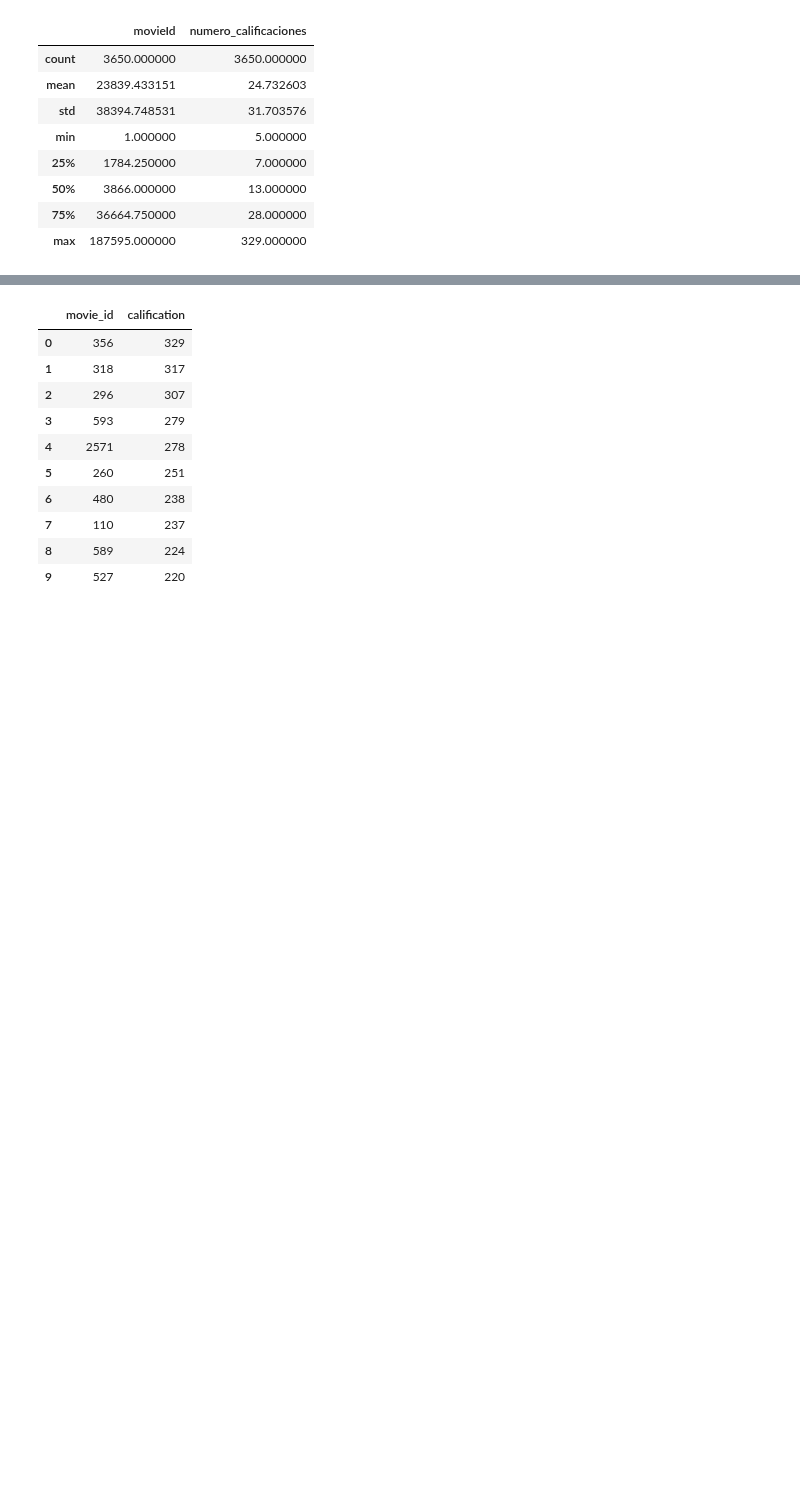
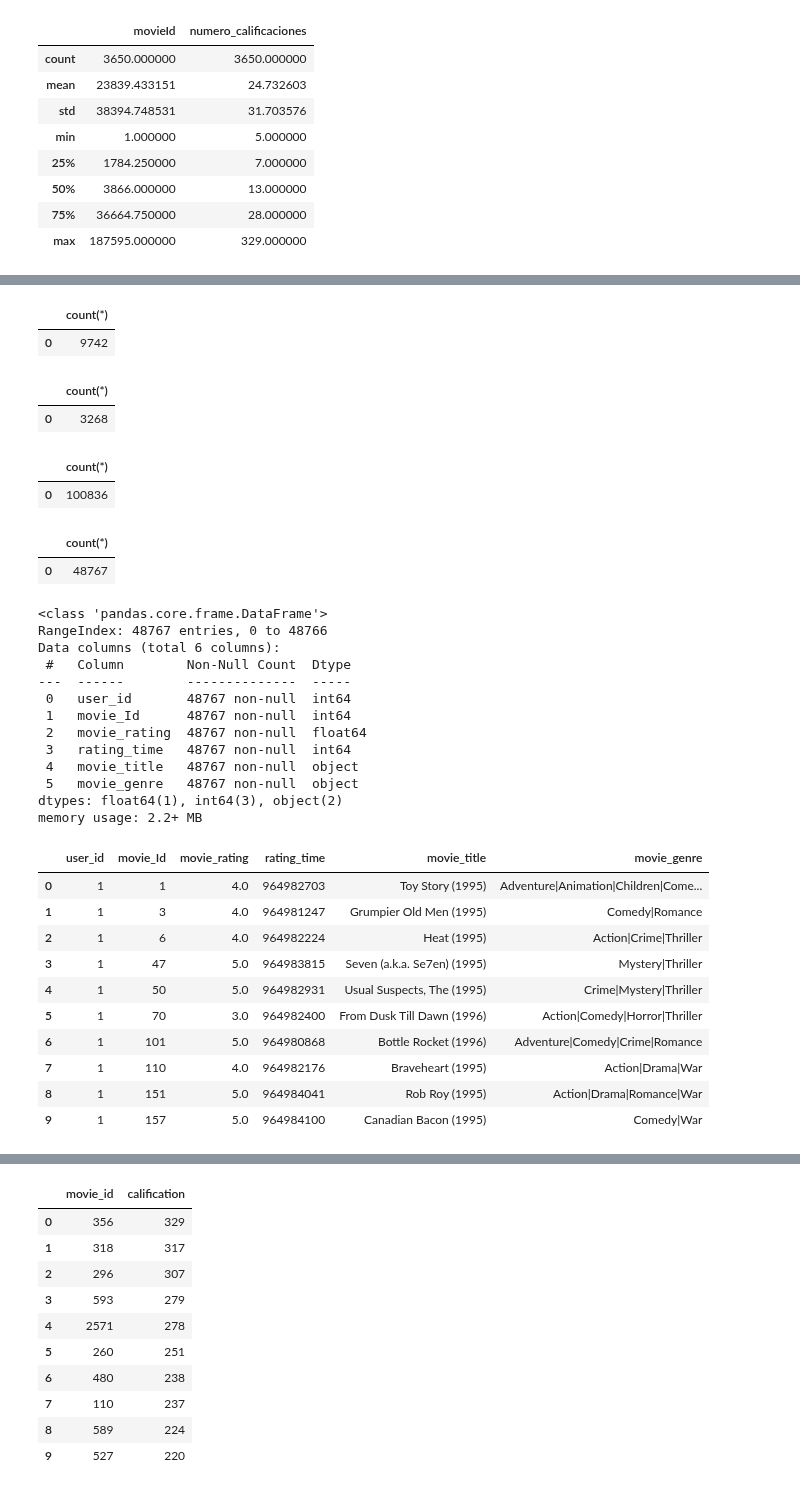
Before and after one commit to DanielMerkdo/ensayo, a Jupyter notebook: b_exploracion_limpieza.ipynb, the cells around one changed output, grey strips where cells are left out. Saved outputs shown, nothing was run; the diff lists cells and outputs as text; code cells hidden in the pictures; blank space fills up the shorter version.

```diff
--- a/b_exploracion_limpieza.ipynb
+++ b/b_exploracion_limpieza.ipynb
@@ -555,0 +601,58 @@ NameError: name 'funciones' is not defined
+# %%
+####movies - registros tabla inicial
+
+pd.read_sql('select count(*) from movies', conex)
+# %% [output]
+|  | count(*) |
+| 0 | 9742 |
+# %%
+pd.read_sql('select count(*) from movies_final', conex)
+# registros tabla filtrada
+# %% [output]
+|  | count(*) |
+| 0 | 3268 |
+# %%
+##ratings - registro tabla inicial
+pd.read_sql('select count(*) from ratings', conex)
+# %% [output]
+|  | count(*) |
+| 0 | 100836 |
+# %%
+pd.read_sql('select count(*) from ratings_final', conex)
+#registros tabla filtrada
+# %% [output]
+|  | count(*) |
+| 0 | 48767 |
+# %%
+## verificacion tabla final ###
+pd.read_sql('select count(*) from full_ratings', conex)
+
+ratings=pd.read_sql('select * from full_ratings',conex)
+ratings.duplicated().sum() ## al cruzar tablas a veces se duplican registros
+ratings.info()
+ratings.head(10)
+# %% [output]
+<class 'pandas.core.frame.DataFrame'>
+RangeIndex: 48767 entries, 0 to 48766
+Data columns (total 6 columns):
+ #   Column        Non-Null Count  Dtype
+---  ------        --------------  -----
+ 0   user_id       48767 non-null  int64
+ 1   movie_Id      48767 non-null  int64
+ 2   movie_rating  48767 non-null  float64
+ 3   rating_time   48767 non-null  int64
+ 4   movie_title   48767 non-null  object
+ 5   movie_genre   48767 non-null  object
+dtypes: float64(1), int64(3), object(2)
+memory usage: 2.2+ MB
+|  | user_id | movie_Id | movie_rating | rating_time | movie_title | movie_genre |
+| 0 | 1 | 1 | 4.0 | 964982703 | Toy Story (1995) | Adventure|Animation|Children|Come... |
+| 1 | 1 | 3 | 4.0 | 964981247 | Grumpier Old Men (1995) | Comedy|Romance |
+| 2 | 1 | 6 | 4.0 | 964982224 | Heat (1995) | Action|Crime|Thriller |
+| 3 | 1 | 47 | 5.0 | 964983815 | Seven (a.k.a. Se7en) (1995) | Mystery|Thriller |
+| 4 | 1 | 50 | 5.0 | 964982931 | Usual Suspects, The (1995) | Crime|Mystery|Thriller |
+| 5 | 1 | 70 | 3.0 | 964982400 | From Dusk Till Dawn (1996) | Action|Comedy|Horror|Thriller |
+| 6 | 1 | 101 | 5.0 | 964980868 | Bottle Rocket (1996) | Adventure|Comedy|Crime|Romance |
+| 7 | 1 | 110 | 4.0 | 964982176 | Braveheart (1995) | Action|Drama|War |
+| 8 | 1 | 151 | 5.0 | 964984041 | Rob Roy (1995) | Action|Drama|Romance|War |
+| 9 | 1 | 157 | 5.0 | 964984100 | Canadian Bacon (1995) | Comedy|War |
```
Also changed, not shown: parts of 17 cells of this notebook, 1 other file.
